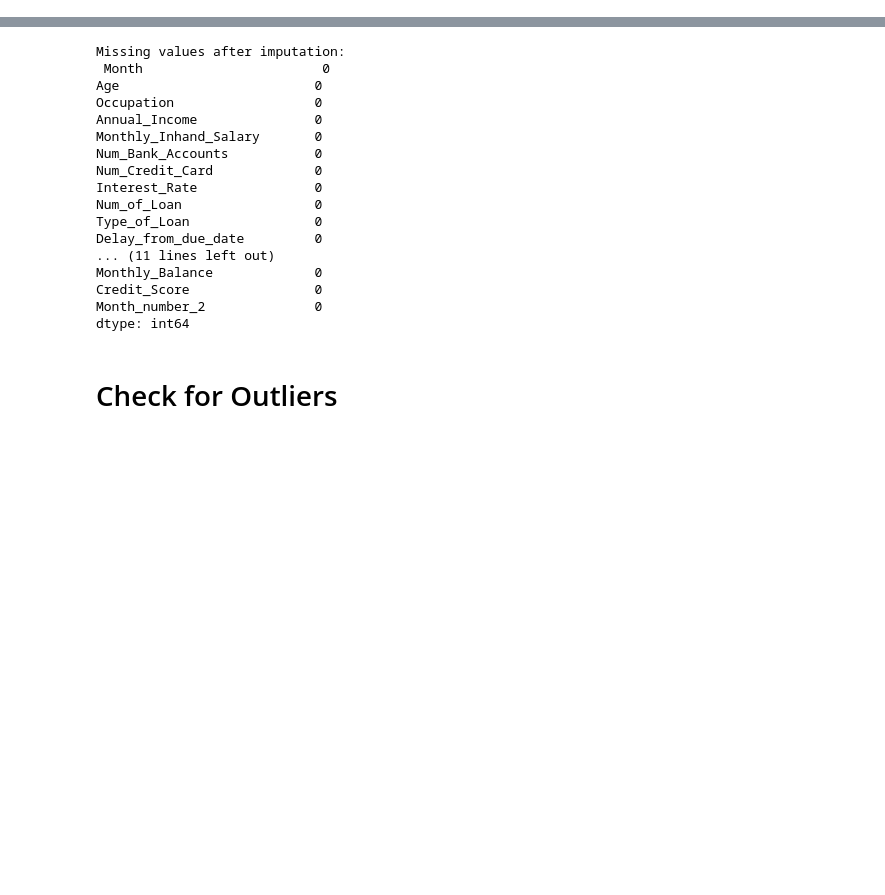
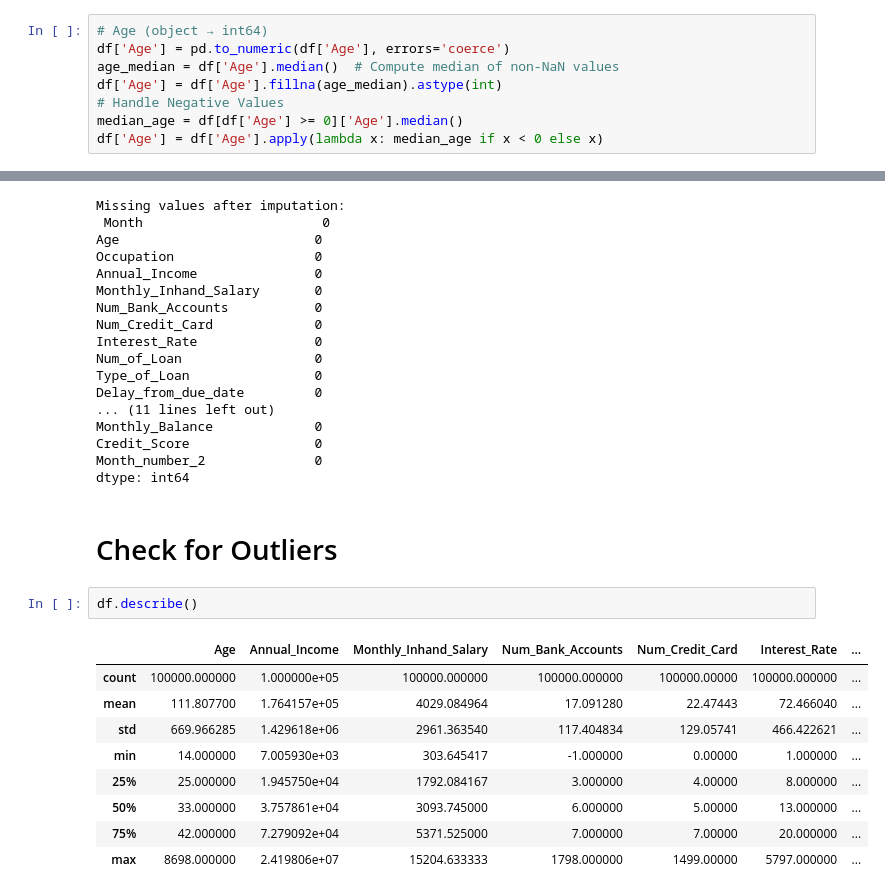
Before and after one commit to aliasgharmirhshai/Credit-score-classification, a Jupyter notebook: notebooks/data-preparation.ipynb, the cells around one changed output, grey strips where cells are left out. Drawn from its saved outputs; the diff is of its cells as text; blank space fills up the shorter version.

Commit message:
🩹 Handle Negative Values in age column

```diff
--- a/notebooks/data-preparation.ipynb
+++ b/notebooks/data-preparation.ipynb
@@ -126,0 +122,8 @@ df['Age'] = df['Age'].fillna(age_median).astype(int)
+# %%
+# Age (object → int64)
+df['Age'] = pd.to_numeric(df['Age'], errors='coerce')
+age_median = df['Age'].median()  # Compute median of non-NaN values
+df['Age'] = df['Age'].fillna(age_median).astype(int)
+# Handle Negative Values
+median_age = df[df['Age'] >= 0]['Age'].median()
+df['Age'] = df['Age'].apply(lambda x: median_age if x < 0 else x)
@@ -439,3 +448,15 @@ Month_number_2              0
 dtype: int64
 # %% [markdown]
 # Check for Outliers
+# %%
+df.describe()
+# %% [output]
+|  | Age | Annual_Income | Monthly_Inhand_Salary | Num_Bank_Accounts | Num_Credit_Card | Interest_Rate | ... |
+| count | 100000.000000 | 1.000000e+05 | 100000.000000 | 100000.000000 | 100000.00000 | 100000.000000 | ... |
+| mean | 111.807700 | 1.764157e+05 | 4029.084964 | 17.091280 | 22.47443 | 72.466040 | ... |
+| std | 669.966285 | 1.429618e+06 | 2961.363540 | 117.404834 | 129.05741 | 466.422621 | ... |
+| min | 14.000000 | 7.005930e+03 | 303.645417 | -1.000000 | 0.00000 | 1.000000 | ... |
+| 25% | 25.000000 | 1.945750e+04 | 1792.084167 | 3.000000 | 4.00000 | 8.000000 | ... |
+| 50% | 33.000000 | 3.757861e+04 | 3093.745000 | 6.000000 | 5.00000 | 13.000000 | ... |
+| 75% | 42.000000 | 7.279092e+04 | 5371.525000 | 7.000000 | 7.00000 | 20.000000 | ... |
+| max | 8698.000000 | 2.419806e+07 | 15204.633333 | 1798.000000 | 1499.00000 | 5797.000000 | ... |
```
Also changed, not shown: parts of 2 cells of this notebook, 1 other file.
